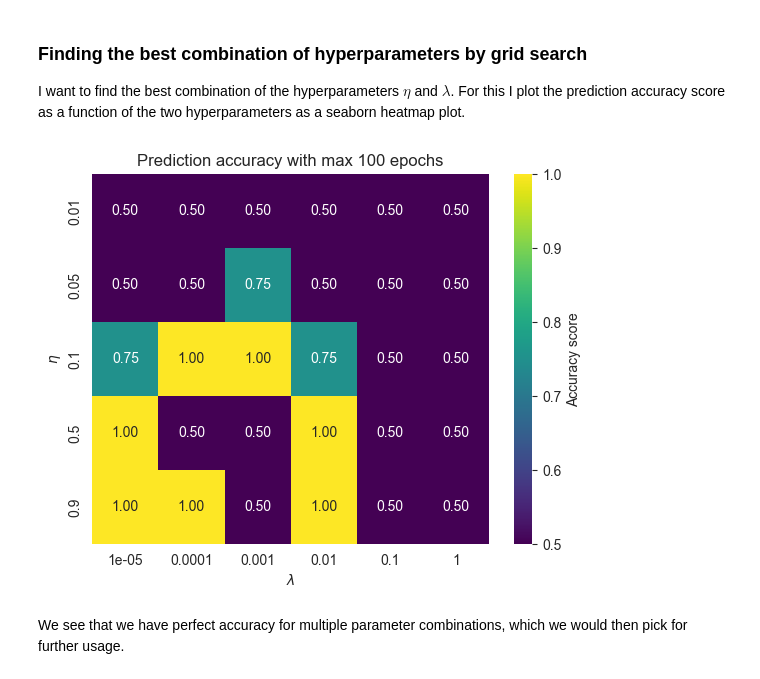
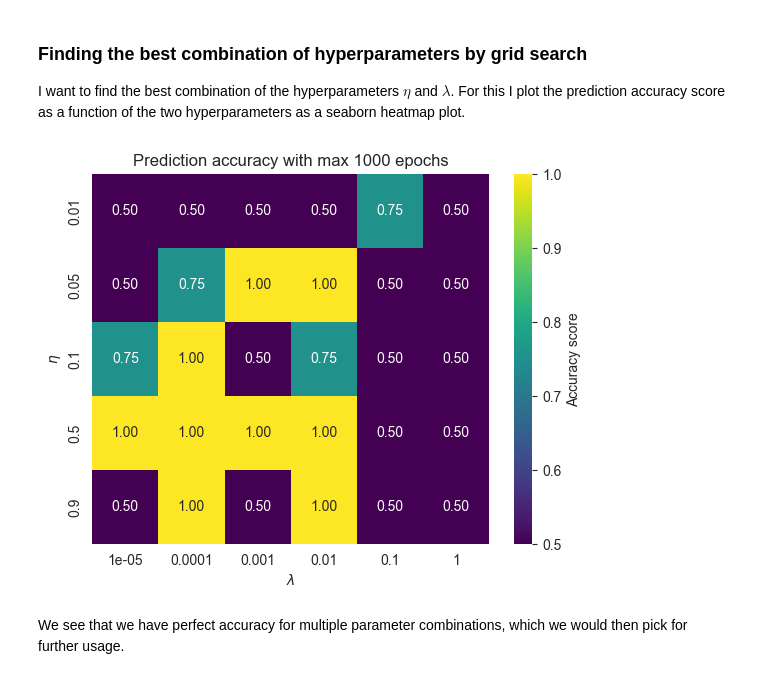
Before and after one commit to LassePladsen/FYS-STK3155-4155, a Jupyter notebook: Weekly exercises/43 & 44/Week 43 & 44 Lasse Pladsen.ipynb, the cells around one changed output. Saved outputs shown, nothing was run; the diff lists cells and outputs as text; code cells hidden in the pictures.

```diff
--- a/Weekly exercises/43 & 44/Week 43 & 44 Lasse Pladsen.ipynb
+++ b/Weekly exercises/43 & 44/Week 43 & 44 Lasse Pladsen.ipynb
@@ -521,36 +520,35 @@ I want to find the best combination of the hyperparameters $\eta$ and $\lambda$.
 # %%
 # Parameters
 eta_vals = np.array([0.01, 0.05, 0.1, 0.5, 0.9])  # learning rates
 lmbd_vals = np.logspace(-5, 0, 6) # regularization rates
 target = yXOR  # choose which target gate to train on [yOR / yAND / yXOR]
-n_epochs = 100  # epochs for training
+n_epochs = 1000  # epochs for training
 
 # Iterate through parameters -> train -> save accuracy score to heatmap
 accuracy = np.zeros((eta_vals.size, lmbd_vals.size))
 for i, eta in enumerate(eta_vals):
     for j, lmbd in enumerate(lmbd_vals):
-        for k in range(n_epochs):
-            reset()
-            train(X, target, eta, lmbd, max_epochs=1000, prnt=False)
-            prediction = predict(feed_forward(X)[-1])
-            accuracy[i, j] = accuracy_score(target, prediction)
+        reset()
+        train(X, target, eta, lmbd, max_epochs=1000, prnt=False)
+        prediction = predict(feed_forward(X)[-1])
+        accuracy[i, j] = accuracy_score(target, prediction)
 
 # Accuracy score heatmap
 sns.heatmap(
         accuracy,
         annot=True,
         fmt=".2f",
         xticklabels=[f"{lmbd:g}" for lmbd in lmbd_vals],
         yticklabels=[f"{eta:g}" for eta in eta_vals],
         cbar_kws={"label": "Accuracy score"},
         # cmap="RdBu",
         cmap="viridis",
 )
 plt.title(f"Prediction accuracy with max {n_epochs} epochs")
 plt.xlabel("$\lambda$")
 plt.ylabel("$\eta$");
 # %% [output]
-[figure, old version]
+[figure, new version]
 # %% [markdown]
 We see that we have perfect accuracy for multiple parameter combinations, which we would then pick for further usage.
 # %% [markdown]
```
Also changed, not shown: parts of 2 cells of this notebook.
